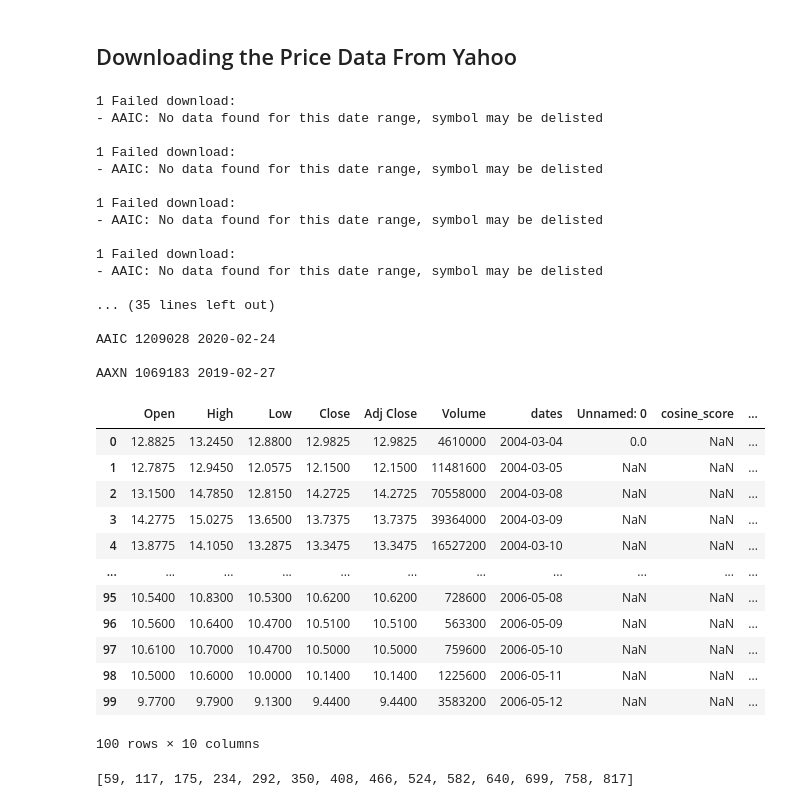
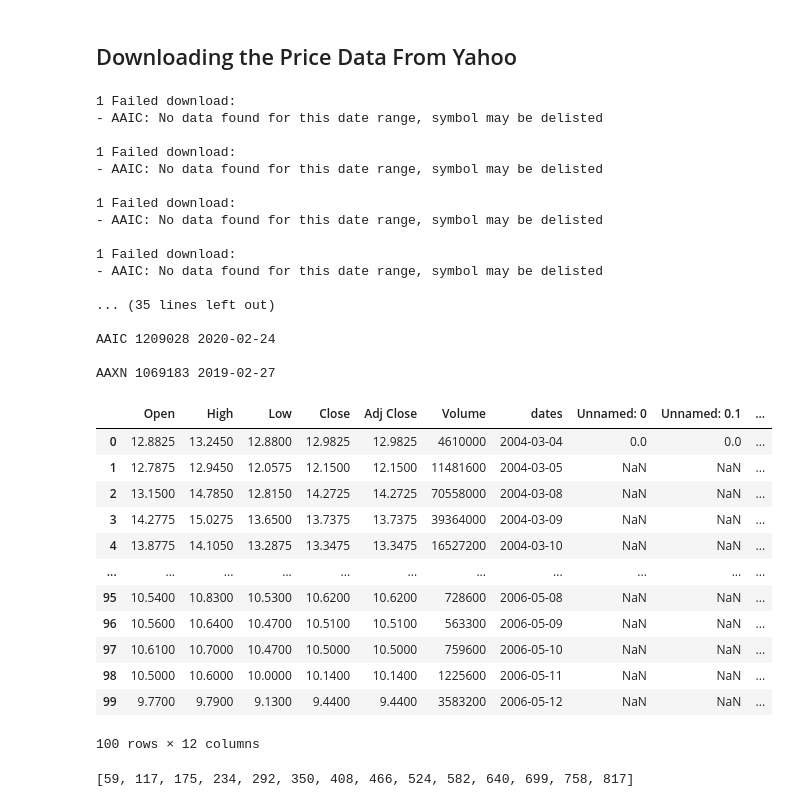
Before and after one commit to rlew631/NLP_stock_analysis, a Jupyter notebook: 10k_visualization.ipynb, the cells around one changed output. Saved outputs shown, nothing was run; the diff lists cells and outputs as text; code cells hidden in the pictures.

```diff
--- a/10k_visualization.ipynb
+++ b/10k_visualization.ipynb
@@ -54,7 +132,7 @@ Name: ticker, Length: 303, dtype: object
 for cik in tickers.index[:2]:
     # iterate through the files
     ticker = str(tickers[cik]).upper()
-    path = 'data/' + str(cik) + '.csv'
+    path = 'final_10ks/' + str(cik) + '/final_scores.csv'
     sim_scores = pd.read_csv(path)
     #print(sim_scores.head())
     prices_df = pd.DataFrame()
@@ -66,35 +144,35 @@ for cik in tickers.index[:2]:
         try:
             prices_df = prices_df.append(yf.download(ticker, start = start_date, end = end_date, progress=False))
         except:
             prices_df = yf.download(ticker, start = start_date, end = end_date, progress=False)
     if prices_df.empty == False:
         print('\n' + str(tickers[cik]).upper(), cik, start_date)
         prices_df['dates'] = pd.to_datetime(prices_df.index)
         prices_df = prices_df.merge(sim_scores, how='outer', left_on = 'dates', right_on = 'dates')
         #print(prices_df.head(100))
         prices_df.to_csv('data/'+str(cik)+'_prices.csv')
         # find out how to merge prices_df with the sim_scores dataframe. probably a
 prices_df.head(100)
 # %% [output]
 1 Failed download:
 - AAIC: No data found for this date range, symbol may be delisted
 
 1 Failed download:
 - AAIC: No data found for this date range, symbol may be delisted
 
 1 Failed download:
 - AAIC: No data found for this date range, symbol may be delisted
 
 1 Failed download:
 - AAIC: No data found for this date range, symbol may be delisted
 
 ... (35 lines left out)
 
 AAIC 1209028 2020-02-24
 
 AAXN 1069183 2019-02-27
-|  | Open | High | Low | Close | Adj Close | Volume | dates | Unnamed: 0 | cosine_score | ... |
-| 0 | 12.8825 | 13.2450 | 12.8800 | 12.9825 | 12.9825 | 4610000 | 2004-03-04 | 0.0 | NaN | ... |
+|  | Open | High | Low | Close | Adj Close | Volume | dates | Unnamed: 0 | Unnamed: 0.1 | ... |
+| 0 | 12.8825 | 13.2450 | 12.8800 | 12.9825 | 12.9825 | 4610000 | 2004-03-04 | 0.0 | 0.0 | ... |
 | 1 | 12.7875 | 12.9450 | 12.0575 | 12.1500 | 12.1500 | 11481600 | 2004-03-05 | NaN | NaN | ... |
 | 2 | 13.1500 | 14.7850 | 12.8150 | 14.2725 | 14.2725 | 70558000 | 2004-03-08 | NaN | NaN | ... |
 | 3 | 14.2775 | 15.0275 | 13.6500 | 13.7375 | 13.7375 | 39364000 | 2004-03-09 | NaN | NaN | ... |
@@ -105,7 +183,7 @@ AAXN 1069183 2019-02-27
 | 97 | 10.6100 | 10.7000 | 10.4700 | 10.5000 | 10.5000 | 759600 | 2006-05-10 | NaN | NaN | ... |
 | 98 | 10.5000 | 10.6000 | 10.0000 | 10.1400 | 10.1400 | 1225600 | 2006-05-11 | NaN | NaN | ... |
 | 99 | 9.7700 | 9.7900 | 9.1300 | 9.4400 | 9.4400 | 3583200 | 2006-05-12 | NaN | NaN | ... |
-100 rows × 10 columns
+100 rows × 12 columns
 # %%
 list(prices_df[prices_df['cosine_score'] > 0].index)
 # %% [output]
```
Also changed, not shown: parts of 19 cells of this notebook.
